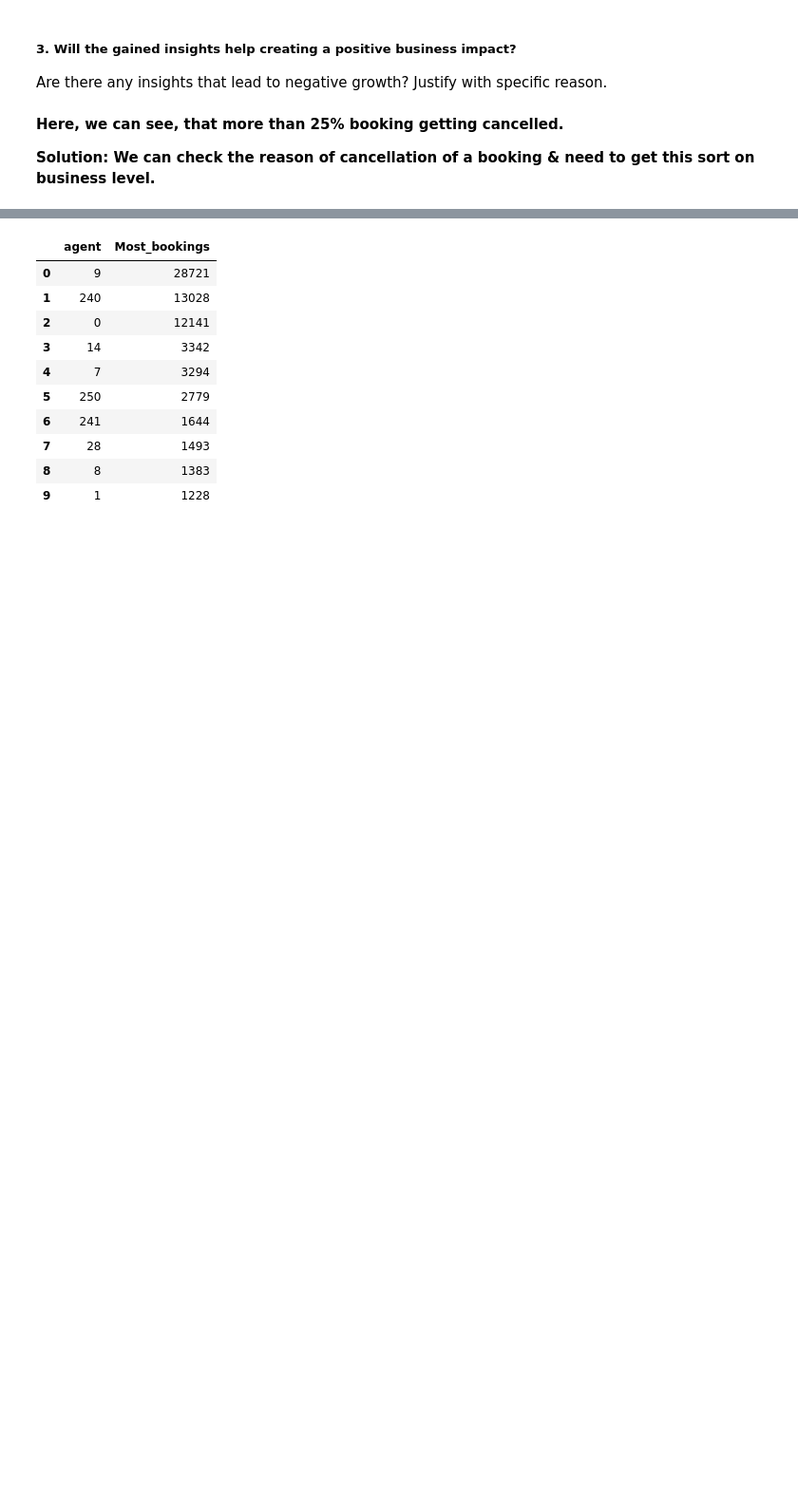
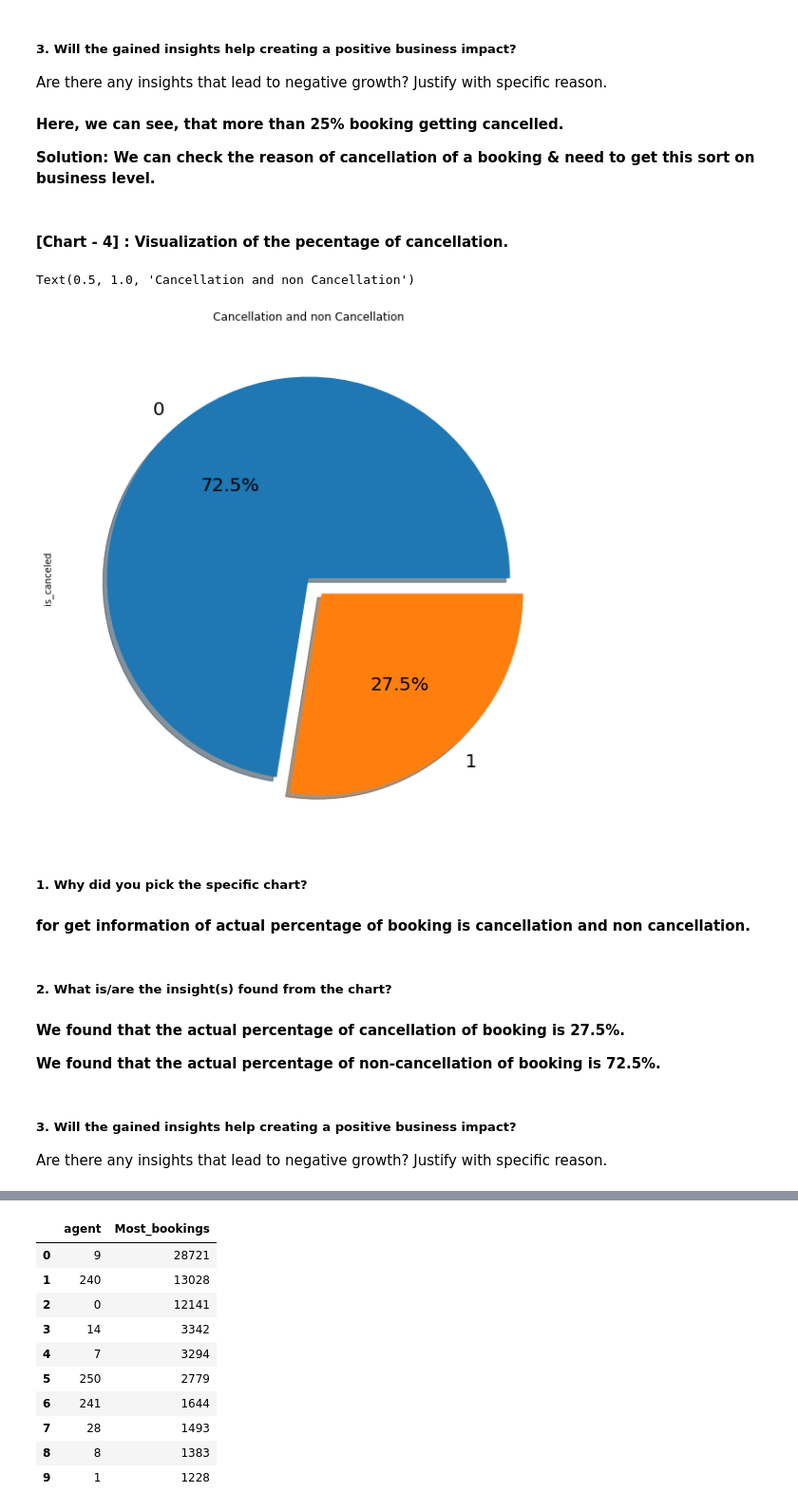
Before and after one commit to Ganeshbhavale/EDA-Hotel-Booking-Analysis., a Jupyter notebook: Team_final_project_of_Hotel_Booking_Analysis.ipynb, the cells around one changed output, grey strips where cells are left out. Shown at 95% size. Cells and saved outputs as stored; diff of their text form; code cells hidden in the pictures; blank space fills up the shorter version.

```diff
--- a/Team_final_project_of_Hotel_Booking_Analysis.ipynb
+++ b/Team_final_project_of_Hotel_Booking_Analysis.ipynb
@@ -754,3 +761,25 @@ Are there any insights that lead to negative growth? Justify with specific reaso
 
 
 **Solution: We can check the reason of cancellation of a booking & need to get this sort on business level.**
+# %% [markdown]
+#### [Chart - 4] : Visualization of the pecentage of cancellation.
+# %%
+# Chart - 4 visualization code
+Hotel_data_df_1['is_canceled'].value_counts().plot.pie(explode=[0, 0.1], shadow=True,autopct='%1.1f%%',  figsize=(15,10),fontsize=20)
+plt.title("Cancellation and non Cancellation")
+# %% [output]
+Text(0.5, 1.0, 'Cancellation and non Cancellation')
+[figure, added]
+# %% [markdown]
+##### 1. Why did you pick the specific chart?
+# %% [markdown]
+**for get information of actual percentage of booking is cancellation and non cancellation.**
+# %% [markdown]
+##### 2. What is/are the insight(s) found from the chart?
+# %% [markdown]
+**We found that the actual percentage of cancellation of booking is 27.5%.**
+
+**We found that the actual percentage of non-cancellation of booking is 72.5%.**
+# %% [markdown]
+##### 3. Will the gained insights help creating a positive business impact?
+Are there any insights that lead to negative growth? Justify with specific reason.
```
Also changed, not shown: parts of 82 cells of this notebook.
